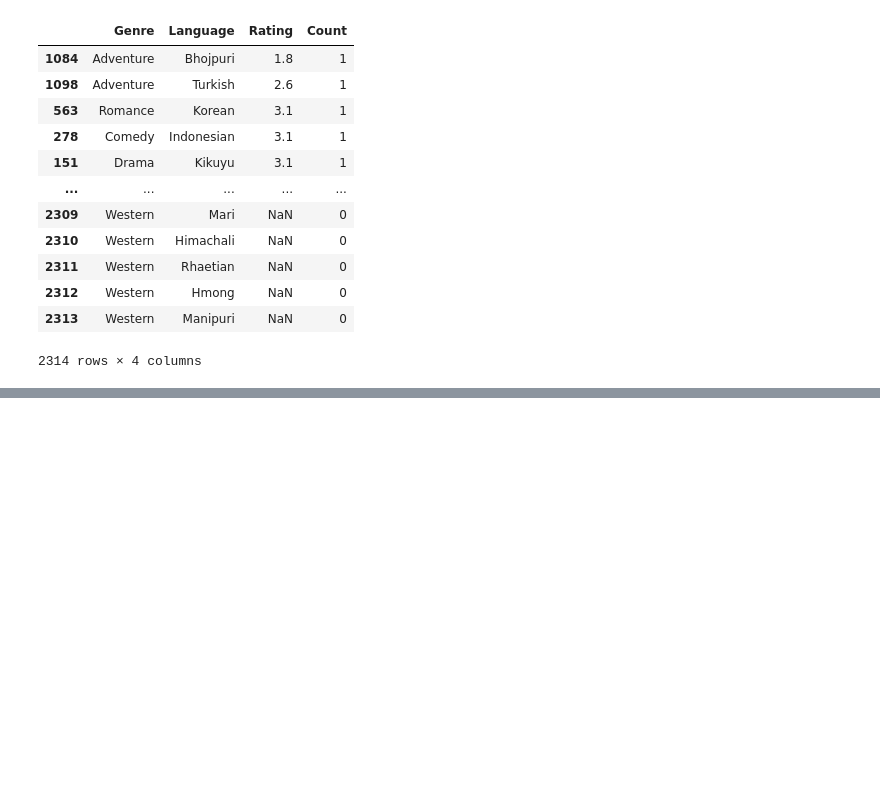
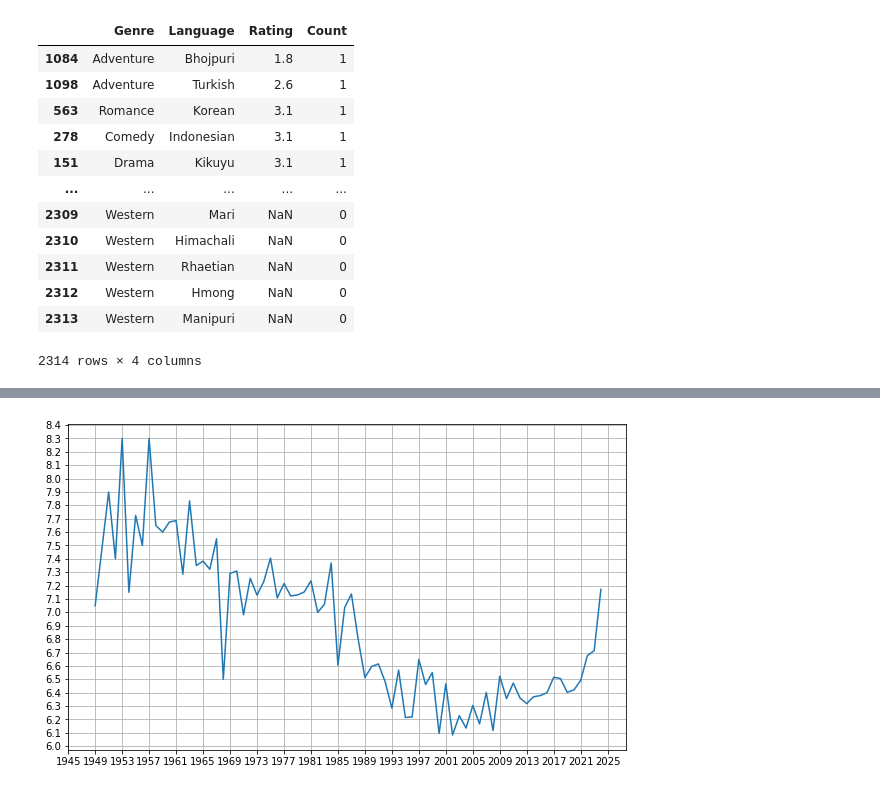
Before and after one commit to g-s01/indMov, a Jupyter notebook: data preprocessing/analysis.ipynb, the cells around one changed output, grey strips where cells are left out. Saved outputs shown, nothing was run; the diff lists cells and outputs as text; code cells hidden in the pictures; blank space fills up the shorter version.

```diff
--- a/data preprocessing/analysis.ipynb
+++ b/data preprocessing/analysis.ipynb
@@ -346,0 +410,38 @@ avg_rating_df.sort_values(by='Rating', ascending=True)
+# %%
+years2=[]
+for i in df['Release Date']:
+    if type(i)==str:
+        years2.append(int(i.split('(')[0].split()[-1]))
+    else:
+        years2.append(np.nan)
+
+yrs=list(set(years2))
+yrs.sort()
+yrs.remove(np.nan)
+yrs.remove(1922)
+avg_rating={'year':yrs, 'rating_sum':[], 'count':[],'rating':[]}
+for i in range(len(yrs)):
+    avg_rating['rating_sum'].append(0)
+    avg_rating['count'].append(0)
+    avg_rating['rating'].append(0)
+
+for ind in df.index:
+    if not np.isnan(df['IMDb Rating'][ind]) and type(df['Release Date'][ind])==str:
+        year=int(df['Release Date'][ind].split('(')[0].split()[-1])
+        if year in yrs:
+            avg_rating['rating_sum'][yrs.index(year)]+=df['IMDb Rating'][ind]
+            avg_rating['count'][yrs.index(year)]+=1
+
+for i in range(len(yrs)):
+    if avg_rating['count'][i]!=0:
+        avg_rating['rating'][i]=avg_rating['rating_sum'][i]/avg_rating['count'][i]
+    else:
+        avg_rating['rating'][i]=np.nan
+
+plt.figure(figsize=(10, 6))
+plt.plot(yrs, avg_rating['rating'])
+plt.xticks(range(min(yrs)-4, max(yrs)+3, 4))
+plt.yticks(np.arange(6, 8.5, 0.1))
+plt.grid(True)
+# %% [output]
+[figure, added]
```
Also changed, not shown: parts of 3 cells of this notebook.
